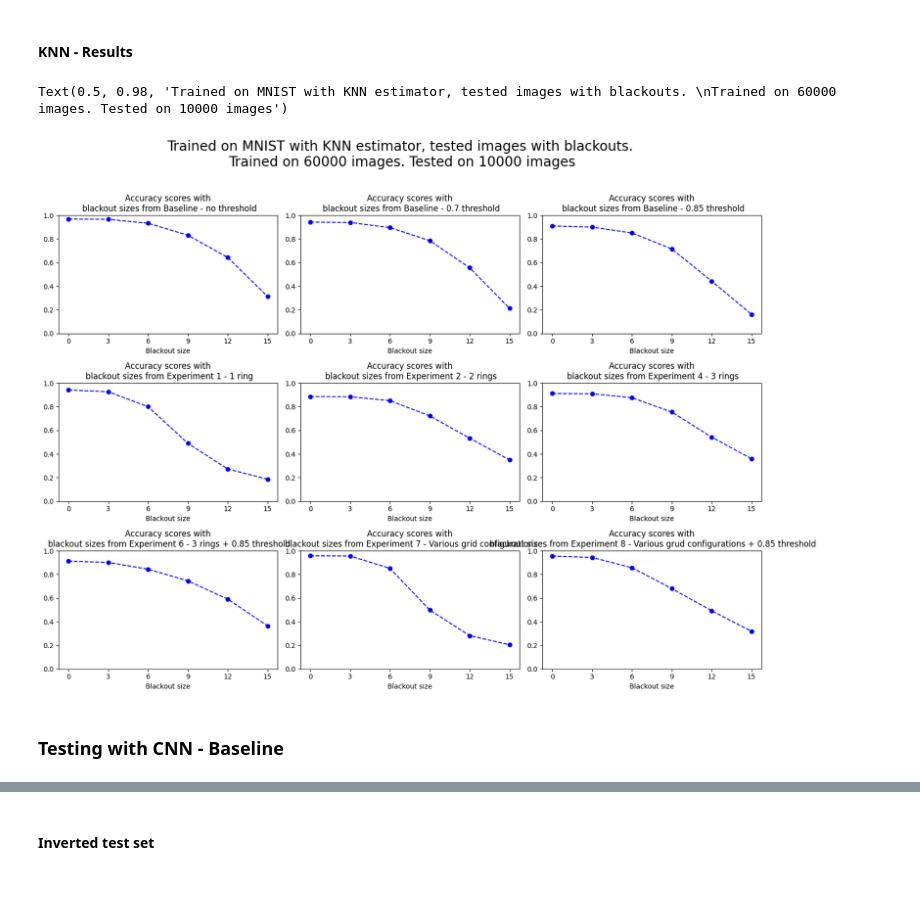
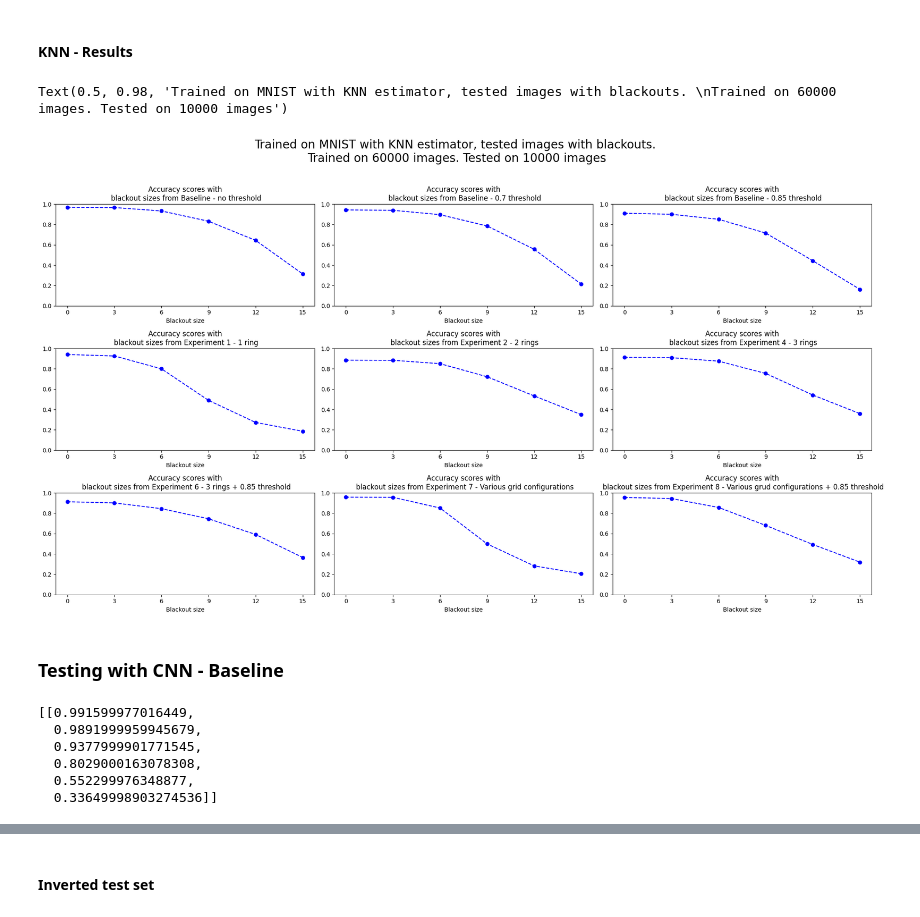
Before and after one commit to dherikk/master-experiments, a Jupyter notebook: cnn_noise_experiments.ipynb, the cells around one changed output, grey strips where cells are left out. Drawn from its saved outputs; the diff is of its cells as text; code cells hidden in the pictures; blank space fills up the shorter version.

```diff
--- a/cnn_noise_experiments.ipynb
+++ b/cnn_noise_experiments.ipynb
@@ -56,9 +71,10 @@ experiments = [
 # %%
-fig, ax = plt.subplots(1, len(noises), figsize=(18, 3))
+#fig, ax = plt.subplots(1, len(noises), figsize=(18, 3))
 for i in range(len(noises)):
-    ax[i].imshow(noisy_test[i][0])
-    ax[i].set_xticks(())
-    ax[i].set_yticks(())
-    ax[i].set_title(f"Reference image with noise {noises[i]}")
-plt.tight_layout(pad=0.0)
+    plt.imshow(noisy_test[i][0], cmap="gray")
+    plt.xticks(())
+    plt.yticks(())
+    plt.show()
+    #ax[i].set_title(f"Reference image with noise {noises[i]}")
+#plt.tight_layout(pad=0.3)
 # %% [output]
@@ -591,8 +620,8 @@ scores_noisy_knn.append([0.9411, 0.9141, 0.8746, 0.7874, 0.6678, 0.5448])
 # %% [markdown]
 #### Experiment 2 - KNN
 # %%
-clfs_knn_exp2 = [KNeighborsClassifier(n_neighbors=5, p=2) for _ in range(len(noises))]
+clfs_knn_exp2 = [KNeighborsClassifier(n_neighbors=12, p=2) for _ in range(len(noises))]
 scores_noisy_exp2_knn = score_clfs_noisy(clfs_knn_exp2, exp_2_train_transformed, train_labels, exp_2_test_transformed, test_labels)
-scores_noisy_knn.append(scores_noisy_exp2_knn)
+#scores_noisy_knn.append(scores_noisy_exp2_knn)
 scores_noisy_exp2_knn
 # %% [output]
@@ -733,7 +779,8 @@ cnn_scores_noise.append(score_cnn(clfs_bl_cnn, mnist_train_pixelshape, train_lab
 # %%
 plt.plot([str(t) for t in cnn_noises], cnn_scores_noise[0], linestyle='--', marker='o', color='b', label='Accuracy score')
-plt.ylim([.5, 1.])
+plt.ylim([0, 1.])
 plt.ylabel("Accuracy")
 plt.xlabel("Noise")
-plt.title("CNN accuracy scores with noise values from baseline, LR")
+plt.rcParams["figure.figsize"] = (16,12)
+#plt.title("CNN accuracy scores with noise values from baseline, LR")
 # %% [output]
@@ -1260,22 +1306,33 @@ scores_blackout_knn.append(scores_blackout_exp8_knn)
 scores_blackout_exp8_knn
 # %% [output]
 [0.9553, 0.944, 0.8568, 0.6802, 0.493, 0.3193]
+# %%
+scores_blackout_knn = []
+scores_blackout_knn.append([0.9688, 0.9663, 0.9325, 0.8314, 0.6433, 0.3131])
+scores_blackout_knn.append([0.9425, 0.939, 0.8961, 0.7851, 0.5557, 0.213])
+scores_blackout_knn.append([0.9098, 0.9001, 0.8506, 0.7155, 0.4435, 0.1623])
+scores_blackout_knn.append([0.9411, 0.9264, 0.8001, 0.4898, 0.2727, 0.1861])
+scores_blackout_knn.append([0.8856, 0.884, 0.8509, 0.722, 0.5336, 0.3499])
+scores_blackout_knn.append([0.9117, 0.9096, 0.8756, 0.7548, 0.5427, 0.3598])
+scores_blackout_knn.append([0.913, 0.9015, 0.8445, 0.7454, 0.5913, 0.3651])
+scores_blackout_knn.append([0.9577, 0.9563, 0.8512, 0.4984, 0.2822, 0.205])
+scores_blackout_knn.append([0.9553, 0.944, 0.8568, 0.6802, 0.493, 0.3193])
 # %% [markdown]
 #### KNN - Results
 # %%
-fig, ax = plt.subplots(3, 3, figsize=(15, 12))
+fig, ax = plt.subplots(3, 3, figsize=(20, 12))
 for i in range(9):
     k, j = i // 3, i % 3
     ax[k][j].plot([str(t) for t in blackout_sizes], scores_blackout_knn[i], linestyle='--', marker='o', color='b', label='Accuracy score')
     ax[k][j].set_title(f"Accuracy scores with\n blackout sizes from {experiments[i]}")
     ax[k][j].set_ylim([.0, 1.])
     ax[k][j].set_xlabel("Blackout size")
 fig.tight_layout(rect=(0., 0.03, 1., 0.9))
 fig.suptitle(f"Trained on MNIST with KNN estimator, tested images with blackouts. \nTrained on {data_train.shape[0]} images. Tested on {data_test.shape[0]} images",
              fontsize=20)
 # %% [output]
 Text(0.5, 0.98, 'Trained on MNIST with KNN estimator, tested images with blackouts. \nTrained on 60000 images. Tested on 10000 images')
-[figure, old version]
+[figure, new version]
 # %% [markdown]
 ### Testing with CNN - Baseline
 # %%
@@ -1296,6 +1353,14 @@ def score_cnn_bl(clfs, X_train, y_train, X_test, y_test):
 # %%
 clfs_blackout_bl_cnn = [make_model_baseline(input_shape=input_shape, num_classes=classes) for _ in range(len(blackout_sizes))]
 cnn_blackout_scores_noise.append(score_cnn_bl(clfs_blackout_bl_cnn, mnist_train_pixelshape, train_labels_binary, mnist_test_pixelshape, test_labels_binary))
+cnn_blackout_scores_noise
+# %% [output]
+[[0.991599977016449,
+  0.9891999959945679,
+  0.9377999901771545,
+  0.8029000163078308,
+  0.552299976348877,
+  0.33649998903274536]]
 # %%
 plt.plot([str(t) for t in blackout_sizes], cnn_blackout_scores_noise[0], linestyle='--', marker='o', color='b', label='Accuracy score')
 plt.ylim([.3, 1.])
```
Also changed, not shown: parts of 61 cells of this notebook, 4 other files.
